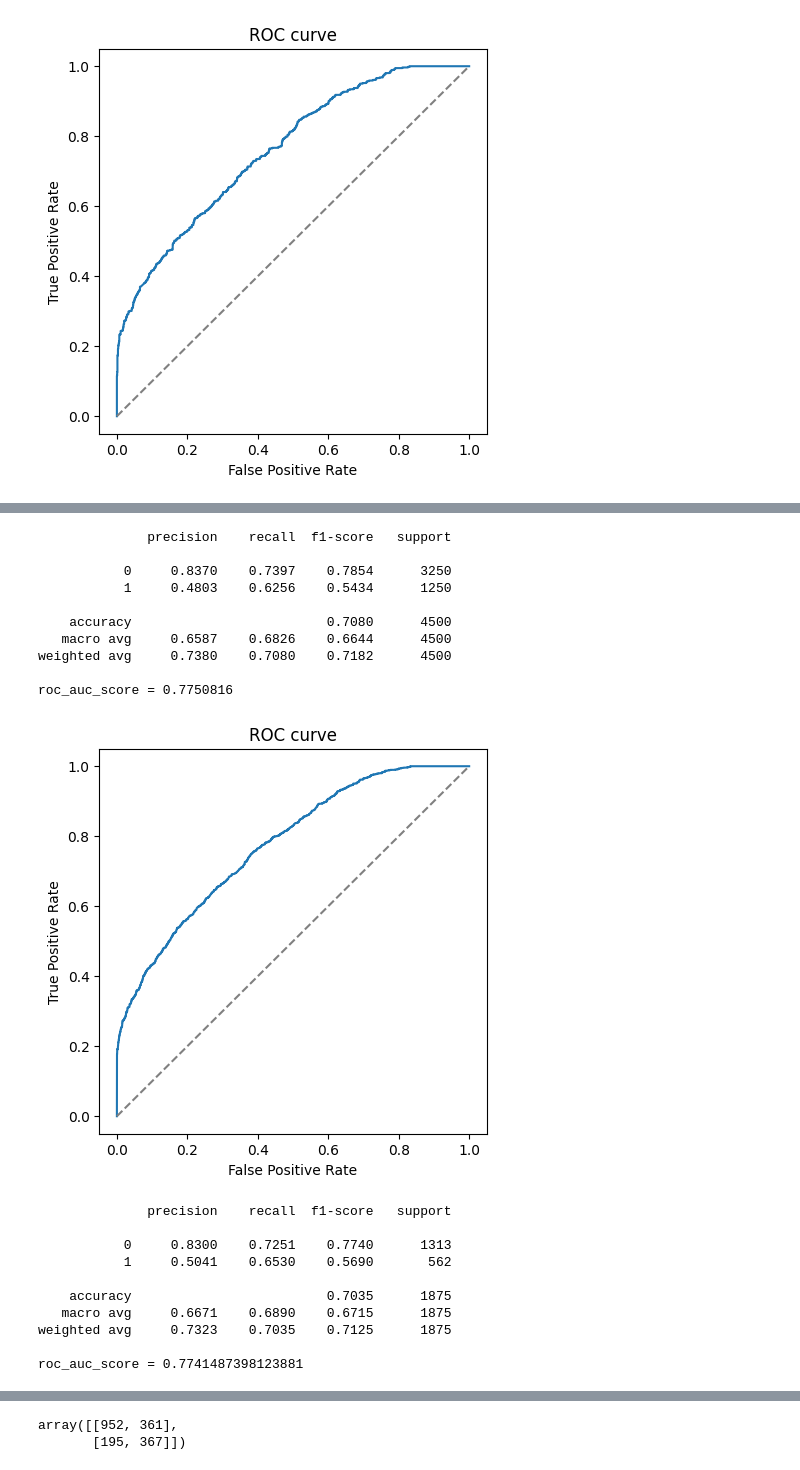
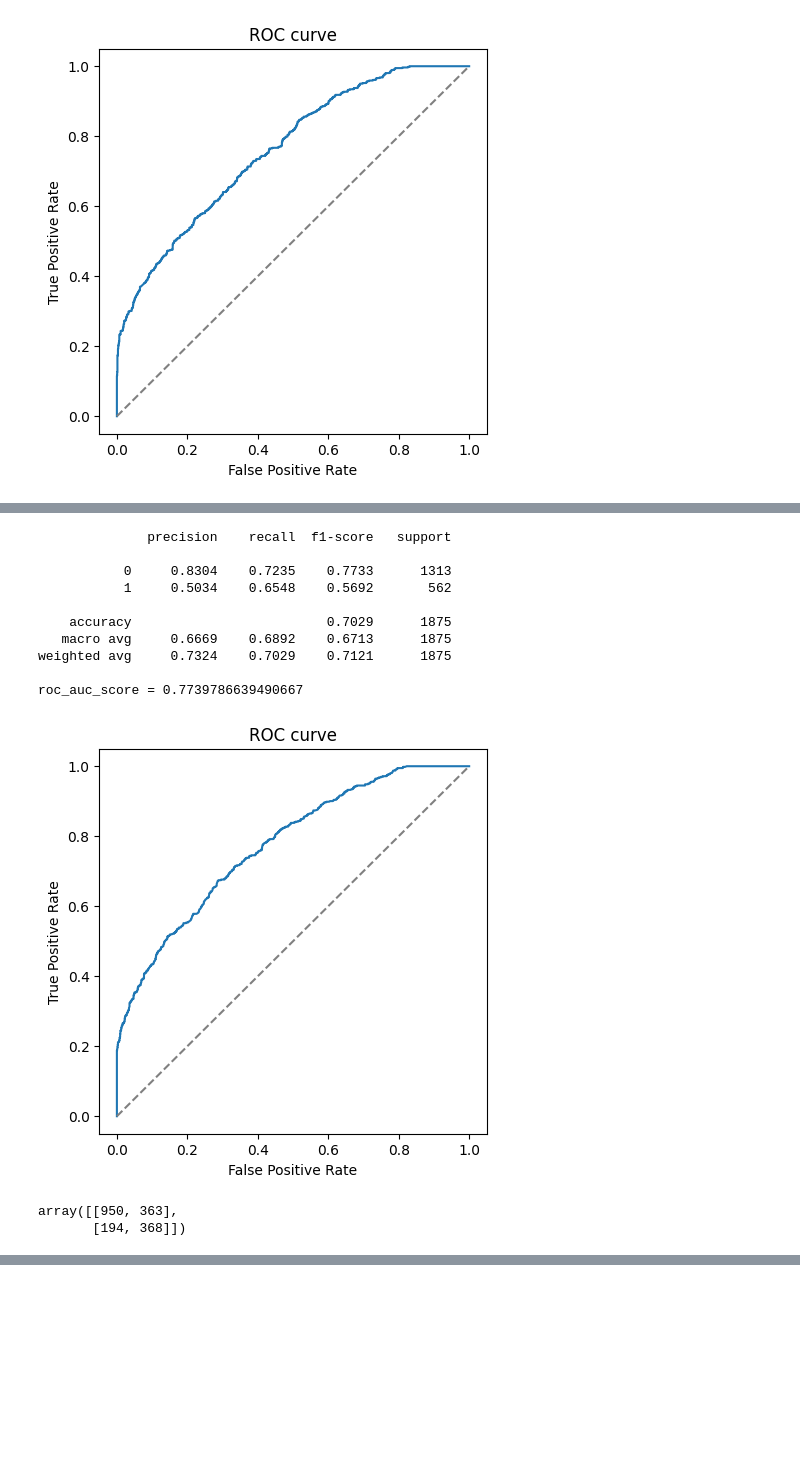
Before and after one commit to yakstati/credit_default, a Jupyter notebook: notebooks/model_selection.ipynb, the cells around one changed output, grey strips where cells are left out. Saved outputs shown, nothing was run; the diff lists cells and outputs as text; code cells hidden in the pictures; blank space fills up the shorter version.

```diff
--- a/notebooks/model_selection.ipynb
+++ b/notebooks/model_selection.ipynb
@@ -929,46 +874,20 @@ valid_thresholds.sort_values(
 # %%
-y_train_proba_stack = (
-    meta_model.predict_proba(Z_fit)[:, 1]
-)
-y_test_proba_stack = (
-    meta_model.predict_proba(Z_test)[:, 1]
-)
-y_train_pred_stack = (
-    y_train_proba_stack >= 0.5
-).astype(int)
-y_test_pred_stack = (
-    y_test_proba_stack >= 0.5
-).astype(int)
-show_metrics(
-    y_fit,
-    y_train_pred_stack,
-    y_train_proba_stack
-)
-show_metrics(
-    y_test,
-    y_test_pred_stack,
-    y_test_proba_stack
-)
+y_test_proba_stack = (meta_model.predict_proba(Z_test)[:, 1])
+y_test_pred_stack = (y_test_proba_stack >= 0.5).astype(int)
+
+show_metrics(y_test, y_test_pred_stack, y_test_proba_stack)
 display(confusion_matrix(y_test, y_test_pred_stack))
 # %% [output]
               precision    recall  f1-score   support
 
-           0     0.8370    0.7397    0.7854      3250
-           1     0.4803    0.6256    0.5434      1250
+           0     0.8304    0.7235    0.7733      1313
+           1     0.5034    0.6548    0.5692       562
 
-    accuracy                         0.7080      4500
-   macro avg     0.6587    0.6826    0.6644      4500
-weighted avg     0.7380    0.7080    0.7182      4500
+    accuracy                         0.7029      1875
+   macro avg     0.6669    0.6892    0.6713      1875
+weighted avg     0.7324    0.7029    0.7121      1875
 
-roc_auc_score = 0.7750816
+roc_auc_score = 0.7739786639490667
-[figure, old version]
+[figure, new version]
-              precision    recall  f1-score   support
-
-           0     0.8300    0.7251    0.7740      1313
-           1     0.5041    0.6530    0.5690       562
-
-    accuracy                         0.7035      1875
-   macro avg     0.6671    0.6890    0.6715      1875
-weighted avg     0.7323    0.7035    0.7125      1875
-
-roc_auc_score = 0.7741487398123881
+array([[950, 363],
+       [194, 368]])
@@ -976,2 +893,0 @@ roc_auc_score = 0.7741487398123881
-array([[952, 361],
-       [195, 367]])
```
Also changed, not shown: parts of 18 cells of this notebook, 6 other files.
